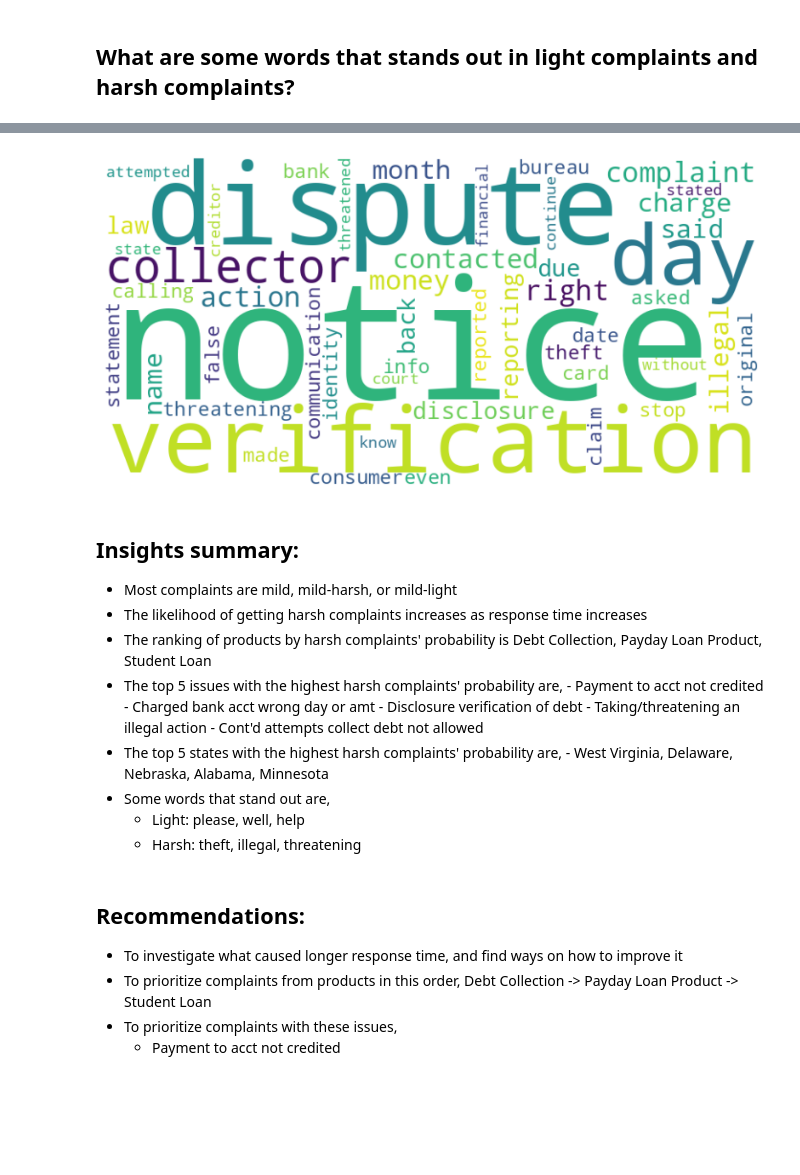
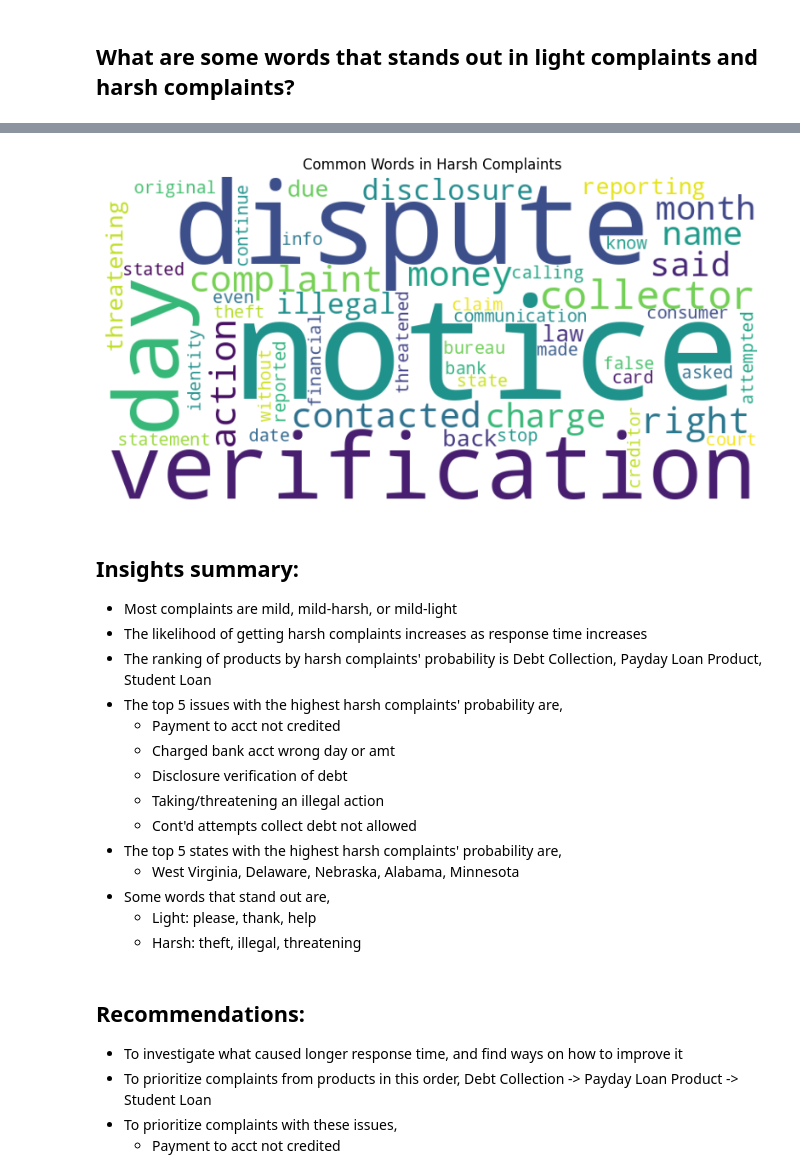
Before and after one commit to FTDS-assignment-bay/p2-final-project-ftds-016-hck-group-001, a Jupyter notebook: eda_labeled.ipynb, the cells around one changed output, grey strips where cells are left out. Cells and saved outputs as stored; diff of their text form; code cells hidden in the pictures; blank space fills up the shorter version.

```diff
--- a/eda_labeled.ipynb
+++ b/eda_labeled.ipynb
@@ -329,37 +330,38 @@ plt.show()
 # %%
 # copy df
 df_eda = df_combined.copy()
 
 words_preprocessed = df_eda['sentence'][df_eda['combined_labels'].str.contains('harsh')].apply(lambda x: text_preprocessing(x))
 
 words_flatten = ''
 for w in words_preprocessed:
     words_flatten += w
     words_flatten += ' '
 
 # Membuat objek WordCloud
 wordcloud = WordCloud(width=800, height=400, background_color='white', max_words=50, collocations=False).generate(words_flatten)
 plt.figure(figsize=(10, 5))
+plt.title('Common Words in Harsh Complaints')
 plt.imshow(wordcloud, interpolation='bilinear')
 plt.axis('off')
 plt.show()
 # %% [output]
-[figure, old version]
+[figure, new version]
 # %% [markdown]
 ## **Insights summary:**
 - Most complaints are mild, mild-harsh, or mild-light
 - The likelihood of getting harsh complaints increases as response time increases
 - The ranking of products by harsh complaints' probability is Debt Collection, Payday Loan Product, Student Loan
 - The top 5 issues with the highest harsh complaints' probability are,
-        - Payment to acct not credited
-        - Charged bank acct wrong day or amt
-        - Disclosure verification of debt
-        - Taking/threatening an illegal action
-        - Cont'd attempts collect debt not allowed
+    - Payment to acct not credited
+    - Charged bank acct wrong day or amt
+    - Disclosure verification of debt
+    - Taking/threatening an illegal action
+    - Cont'd attempts collect debt not allowed
 - The top 5 states with the highest harsh complaints' probability are,
-        - West Virginia, Delaware, Nebraska, Alabama, Minnesota
+    - West Virginia, Delaware, Nebraska, Alabama, Minnesota
 - Some words that stand out are,
-    - Light: please, well, help
+    - Light: please, thank, help
     - Harsh: theft, illegal, threatening
 # %% [markdown]
 ## **Recommendations:**
```
Also changed, not shown: parts of 2 cells of this notebook.
